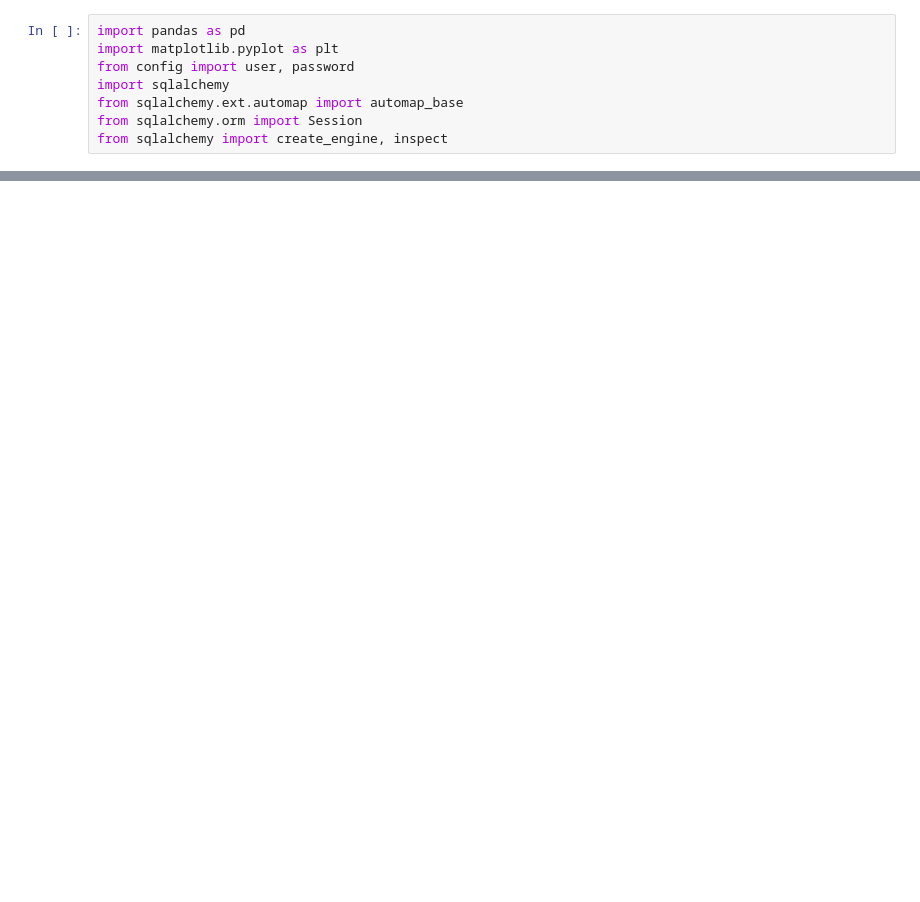
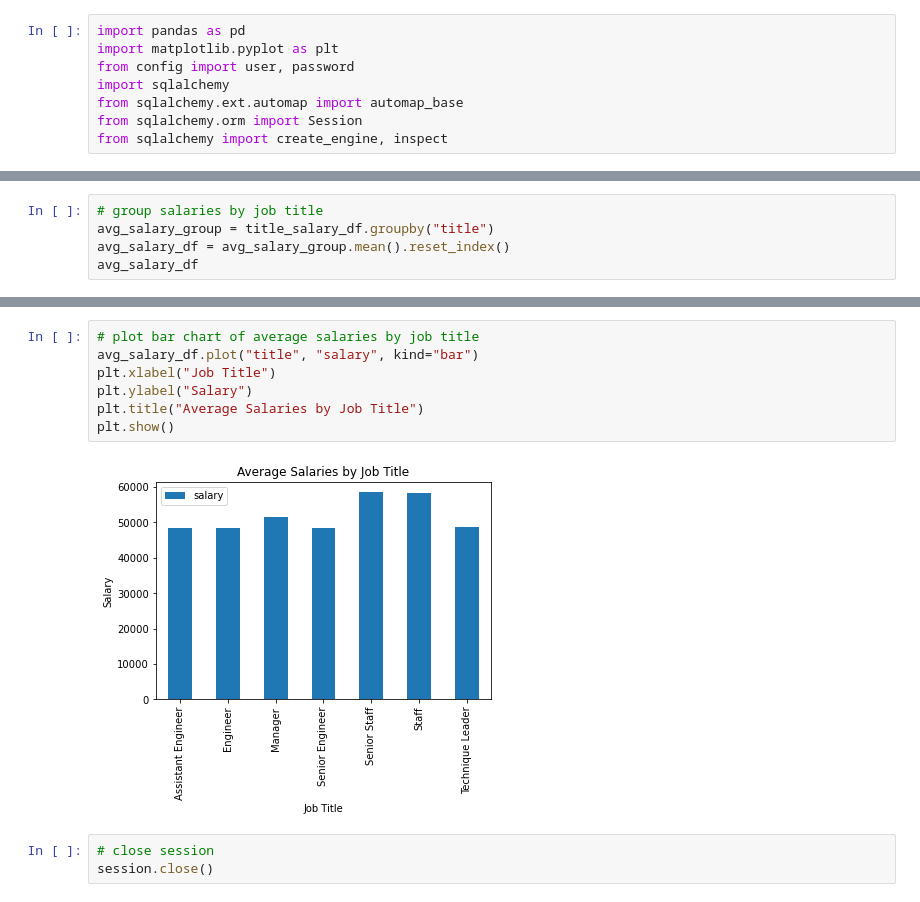
Before and after one commit to mpetersen49/sql-challenge, a Jupyter notebook: sql-py.ipynb, the cells around one changed output, grey strips where cells are left out. Drawn from its saved outputs; the diff is of its cells as text; blank space fills up the shorter version.

```diff
--- a/sql-py.ipynb
+++ b/sql-py.ipynb
@@ -85,3 +96,8 @@ title_salary_df.head()
 | 2 | Technique Leader | 43548 |
 | 3 | Staff | 63377 |
 | 4 | Senior Engineer | 40000 |
+# %%
+# group salaries by job title
+avg_salary_group = title_salary_df.groupby("title")
+avg_salary_df = avg_salary_group.mean().reset_index()
+avg_salary_df
@@ -87,0 +113,12 @@ title_salary_df.head()
+# %%
+# plot bar chart of average salaries by job title
+avg_salary_df.plot("title", "salary", kind="bar")
+plt.xlabel("Job Title")
+plt.ylabel("Salary")
+plt.title("Average Salaries by Job Title")
+plt.show()
+# %% [output]
+[figure, added]
+# %%
+# close session
+session.close()
```
Also changed, not shown: parts of 20 cells of this notebook.
